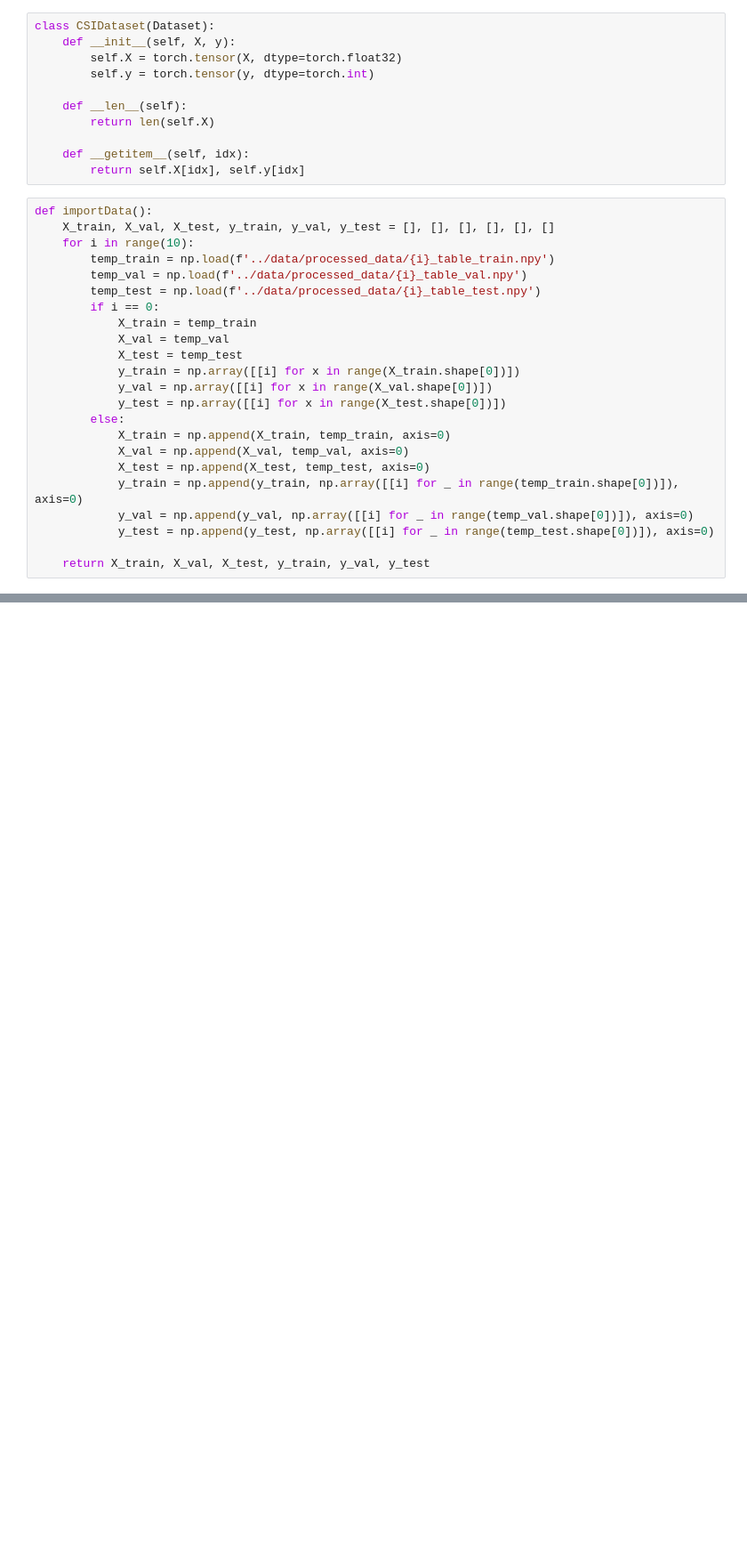
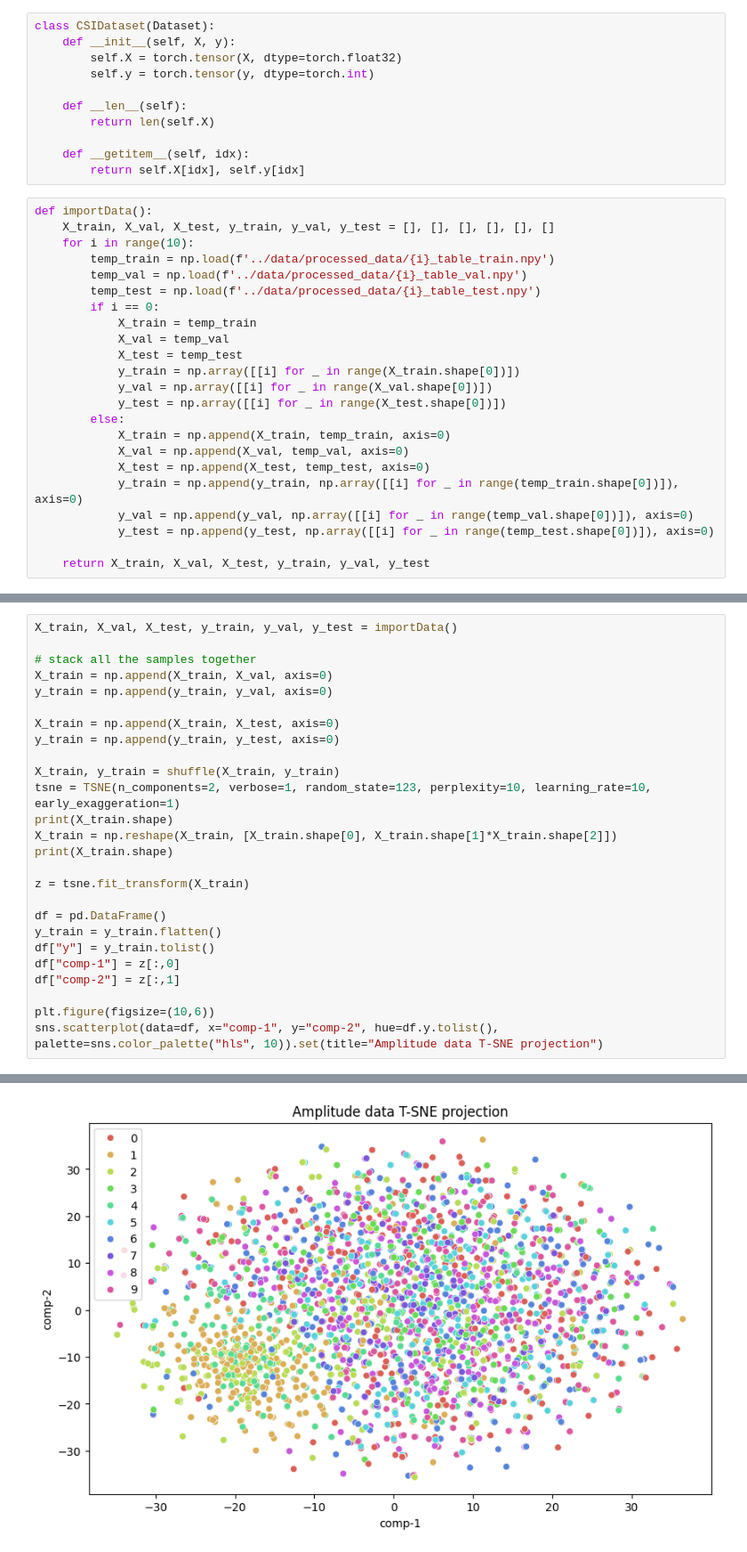
Before and after one commit to roylau98/FYP, a Jupyter notebook: neuralNetwork/model.ipynb, the cells around one changed output, grey strips where cells are left out. Shown: that part at 89% size. Saved outputs shown, nothing was run; the diff lists cells and outputs as text; blank space fills up the shorter version.

Commit message:
update `model.ipynb` with data visualisation

```diff
--- a/neuralNetwork/model.ipynb
+++ b/neuralNetwork/model.ipynb
@@ -57,9 +64,9 @@ def importData():
             X_train = temp_train
             X_val = temp_val
             X_test = temp_test
-            y_train = np.array([[i] for x in range(X_train.shape[0])])
-            y_val = np.array([[i] for x in range(X_val.shape[0])])
-            y_test = np.array([[i] for x in range(X_test.shape[0])])
+            y_train = np.array([[i] for _ in range(X_train.shape[0])])
+            y_val = np.array([[i] for _ in range(X_val.shape[0])])
+            y_test = np.array([[i] for _ in range(X_test.shape[0])])
         else:
             X_train = np.append(X_train, temp_train, axis=0)
             X_val = np.append(X_val, temp_val, axis=0)
@@ -203,0 +313,27 @@ Final Accuracy: 0.8666666666666667
+# %%
+X_train, X_val, X_test, y_train, y_val, y_test = importData()
+
+# stack all the samples together
+X_train = np.append(X_train, X_val, axis=0)
+y_train = np.append(y_train, y_val, axis=0)
+
+X_train = np.append(X_train, X_test, axis=0)
+y_train = np.append(y_train, y_test, axis=0)
+
+X_train, y_train = shuffle(X_train, y_train)
+tsne = TSNE(n_components=2, verbose=1, random_state=123, perplexity=10, learning_rate=10, early_exaggeration=1)
+print(X_train.shape)
+X_train = np.reshape(X_train, [X_train.shape[0], X_train.shape[1]*X_train.shape[2]])
+print(X_train.shape)
+
+z = tsne.fit_transform(X_train)
+
+df = pd.DataFrame()
+y_train = y_train.flatten()
+df["y"] = y_train.tolist()
+df["comp-1"] = z[:,0]
+df["comp-2"] = z[:,1]
+
+plt.figure(figsize=(10,6))
+sns.scatterplot(data=df, x="comp-1", y="comp-2", hue=df.y.tolist(), palette=sns.color_palette("hls", 10)).set(title="Amplitude data T-SNE projection")
+# %% [output]
@@ -203,0 +352 @@ Final Accuracy: 0.8666666666666667
+[figure, added]
```
Also changed, not shown: parts of 8 cells of this notebook.
